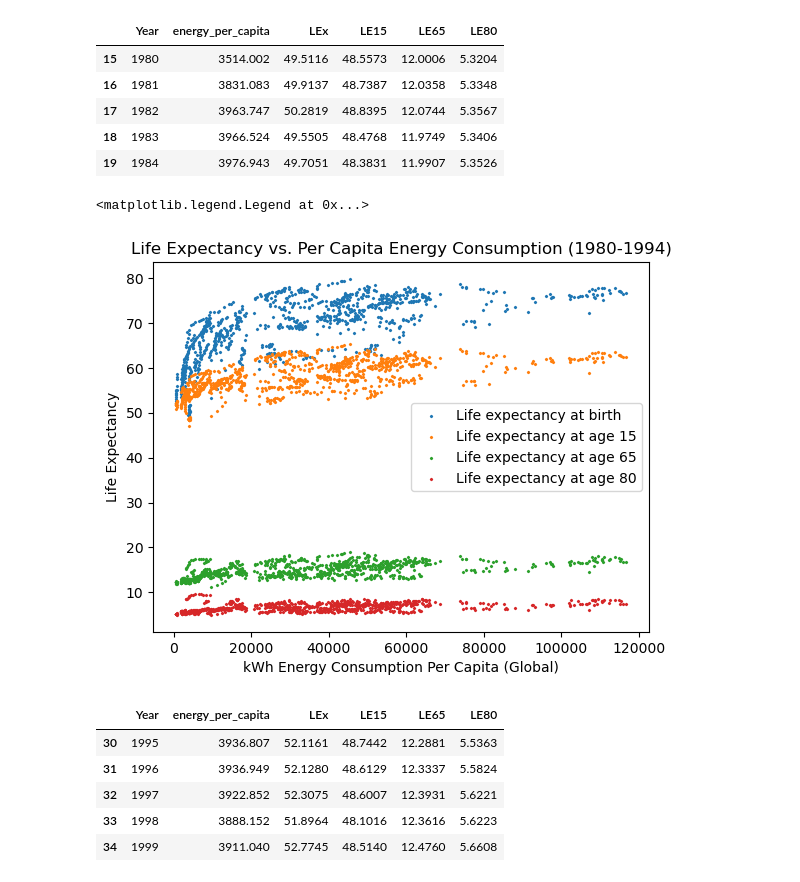
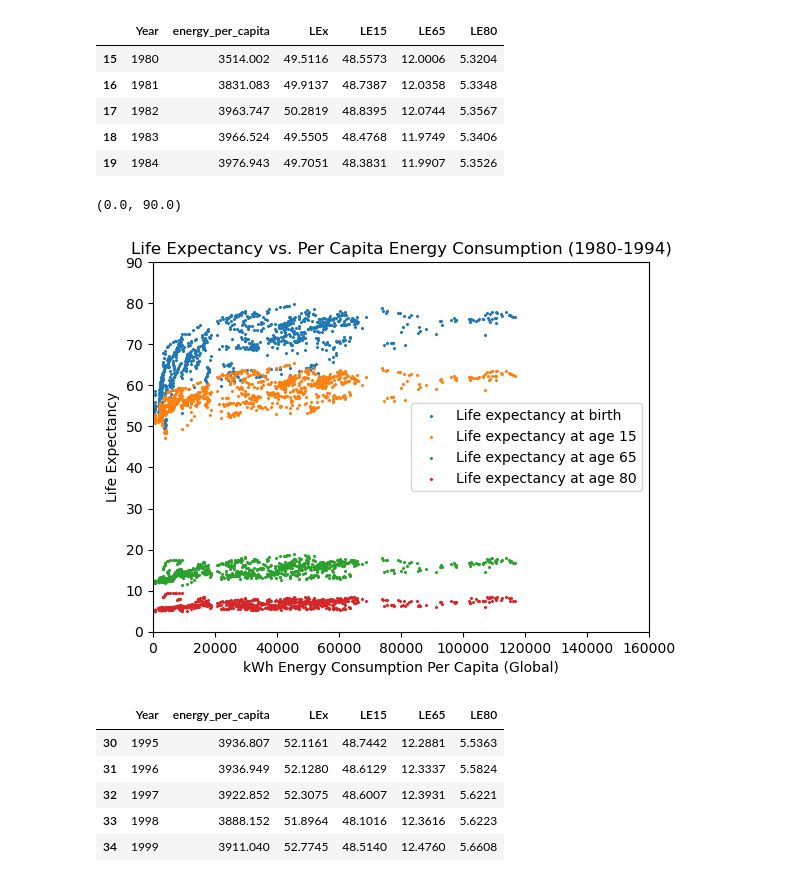
Before and after one commit to Faith-Hall/Group-Project-1, a Jupyter notebook: analysis_1.ipynb, the cells around one changed output. Cells and saved outputs as stored; diff of their text form; code cells hidden in the pictures.

```diff
--- a/analysis_1.ipynb
+++ b/analysis_1.ipynb
@@ -146,18 +162,23 @@ x_axis = energy_per_capita
 # %%
 # Graph for Millennials
 plt.scatter(x_axis, LEx, marker="x", s=2, label = "Life expectancy at birth")
 plt.scatter(x_axis, LE15, marker="x", s=2, label = "Life expectancy at age 15")
 plt.scatter(x_axis, LE65, marker="x", s=2, label = "Life expectancy at age 65")
 plt.scatter(x_axis, LE80, marker="x", s=2, label = "Life expectancy at age 80")
 
 plt.title("Life Expectancy vs. Per Capita Energy Consumption (1980-1994)")
 plt.xlabel("kWh Energy Consumption Per Capita (Global)")
 plt.ylabel("Life Expectancy")
 
+# legend location
 plt.legend(loc='best')
+
+# setting limits
+plt.xlim(0, 160000)
+plt.ylim(0, 90)
 # %% [output]
-<matplotlib.legend.Legend at 0x...>
+(0.0, 90.0)
-[figure, old version]
+[figure, new version]
 # %%
 # Generation Z (1995-2012)
 genZ = reduced_df.loc[(reduced_df['Year'] >= 1995) & (reduced_df['Year'] <=2012)]
```
Also changed, not shown: parts of 5 cells of this notebook.
